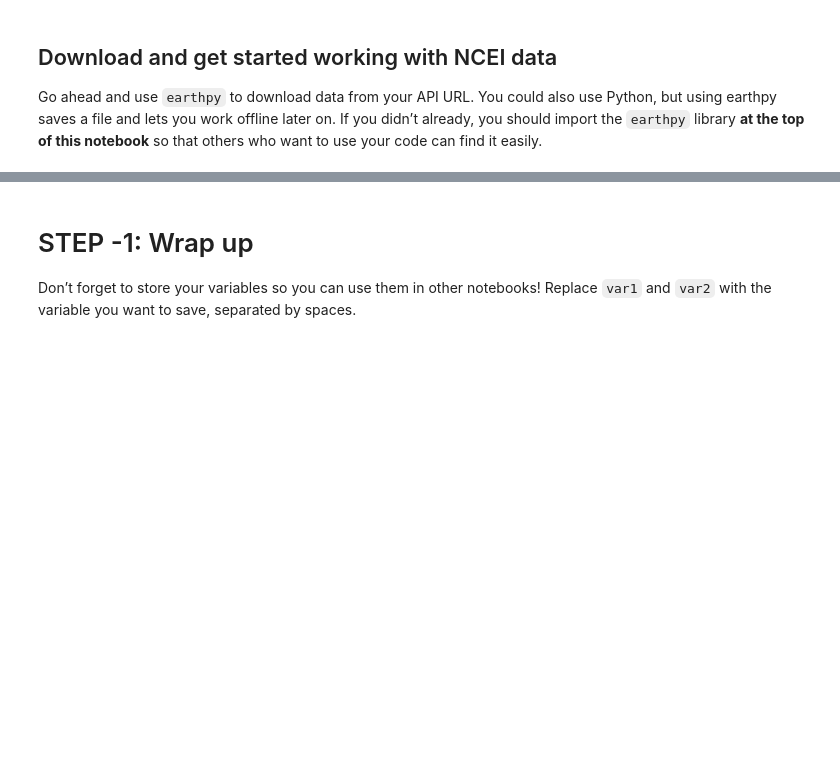
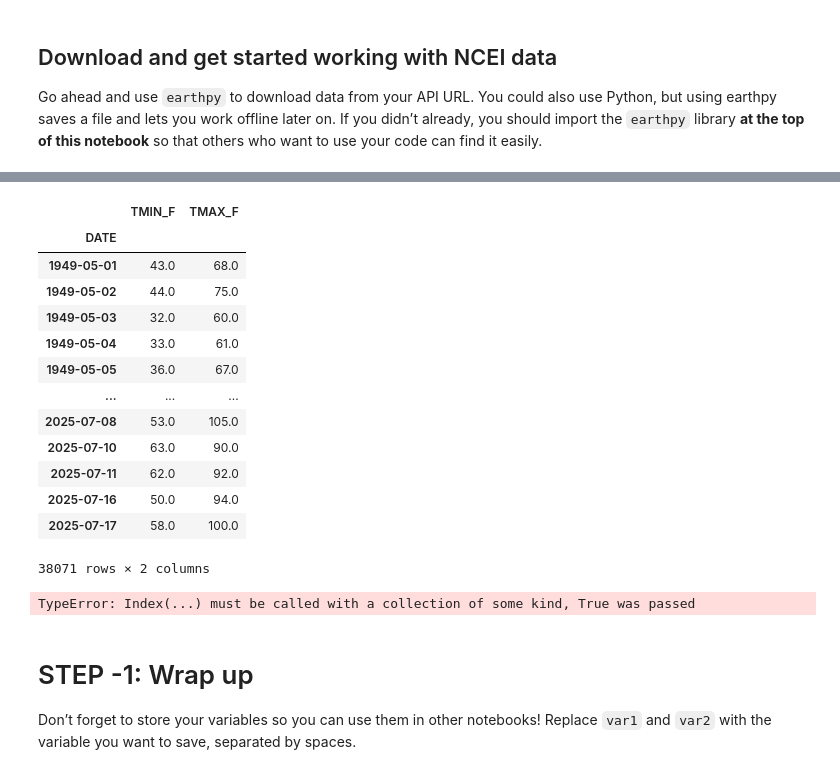
Before and after one commit to cu-esiil-edu/01-climate-JuliaOlsz, a Jupyter notebook: notebooks/climate-98-download.ipynb, the cells around one changed output, grey strips where cells are left out. Saved outputs shown, nothing was run; the diff lists cells and outputs as text; code cells hidden in the pictures; blank space fills up the shorter version.

```diff
--- a/notebooks/climate-98-download.ipynb
+++ b/notebooks/climate-98-download.ipynb
@@ -132,0 +158,23 @@ climate_df.head()
+# %%
+# Rename TAVG column to specify fahrenheit
+climate_df_fahr = climate_df.rename(columns={
+    'TMIN': 'TMIN_F',
+    'TMAX': 'TMAX_F'
+})
+
+climate_df_fahr
+# %% [output]
+|  | TMIN_F | TMAX_F |
+| DATE |  |  |
+| 1949-05-01 | 43.0 | 68.0 |
+| 1949-05-02 | 44.0 | 75.0 |
+| 1949-05-03 | 32.0 | 60.0 |
+| 1949-05-04 | 33.0 | 61.0 |
+| 1949-05-05 | 36.0 | 67.0 |
+| ... | ... | ... |
+| 2025-07-08 | 53.0 | 105.0 |
+| 2025-07-10 | 63.0 | 90.0 |
+| 2025-07-11 | 62.0 | 92.0 |
+| 2025-07-16 | 50.0 | 94.0 |
+| 2025-07-17 | 58.0 | 100.0 |
+38071 rows × 2 columns
@@ -132,0 +187,8 @@ climate_df.head()
+# %%
+# Deal with the outlier
+
+# Remove the outlier that was evident from the plot
+outlier = climate_df_fahr['TMIN_F'].max()
+climate_df_fahr.filter('TMIN_F' != outlier)
+# %% [output]
+TypeError: Index(...) must be called with a collection of some kind, True was passed
```
Also changed, not shown: parts of 9 cells of this notebook.
